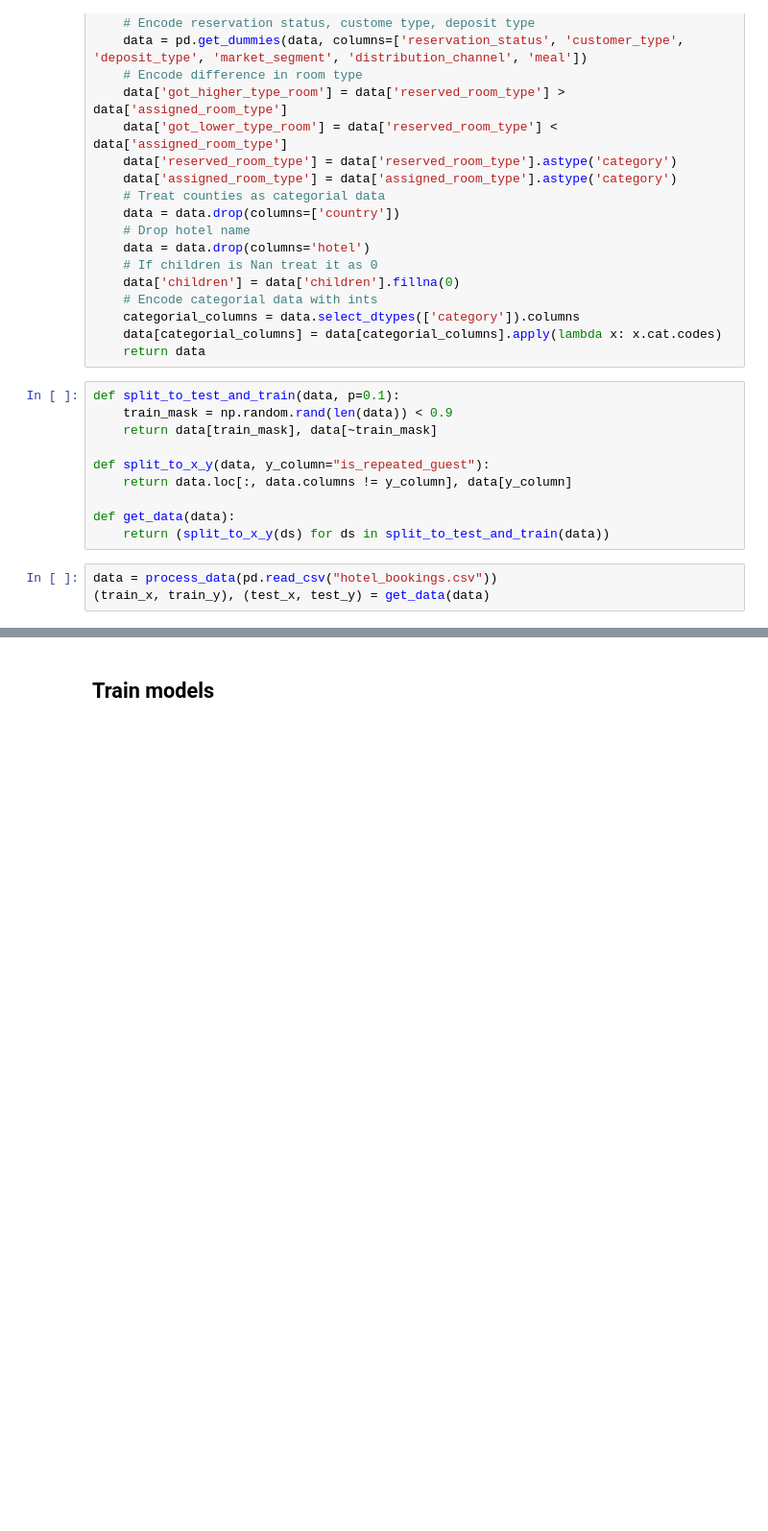
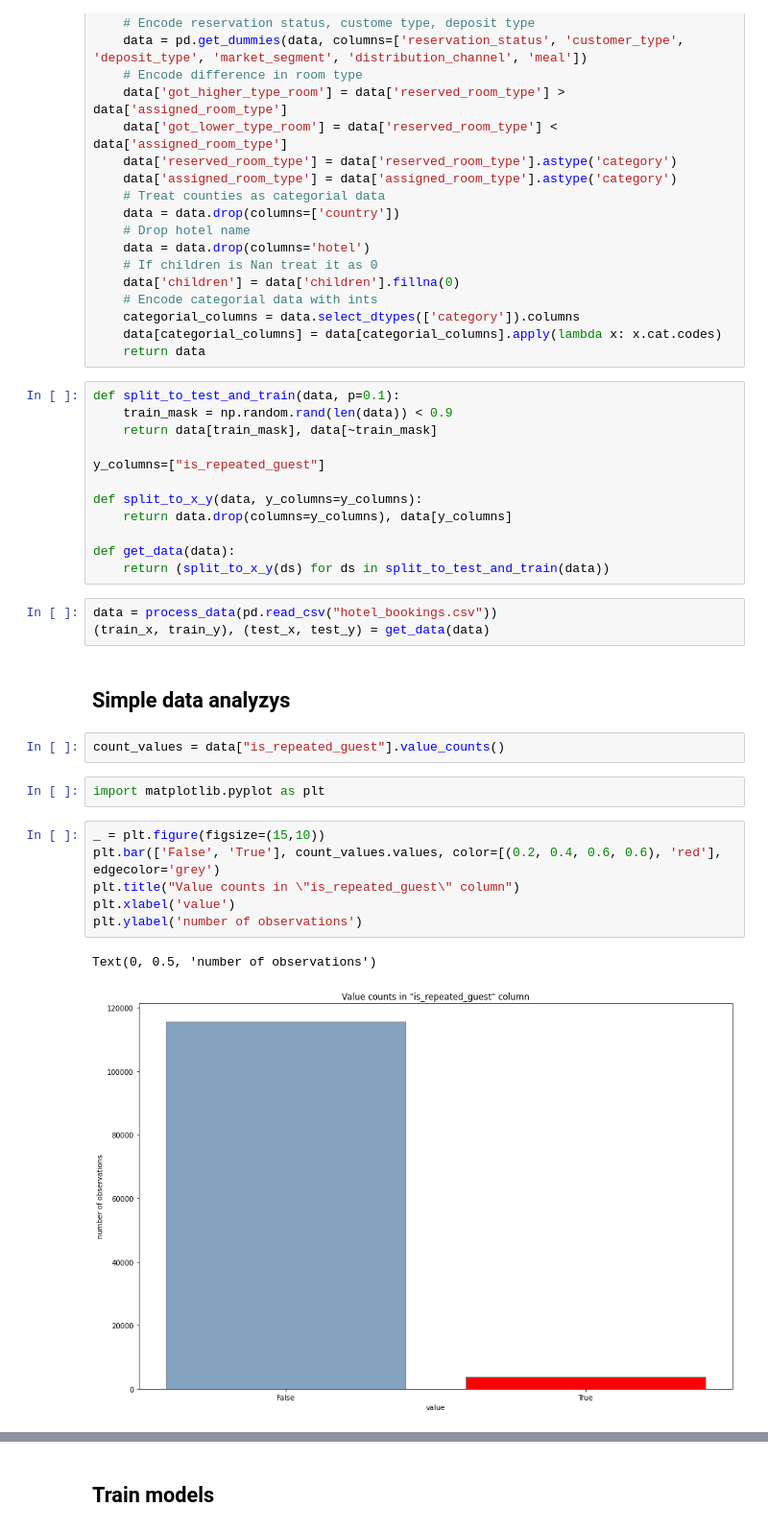
Before and after one commit to wdomitrz/iml-team_3, a Jupyter notebook: hotel_repeated.ipynb, the cells around one changed output, grey strips where cells are left out. Shown: that part at 96% size. Saved outputs shown, nothing was run; the diff lists cells and outputs as text; blank space fills up the shorter version.

```diff
--- a/hotel_repeated.ipynb
+++ b/hotel_repeated.ipynb
@@ -59,11 +49,28 @@ def split_to_test_and_train(data, p=0.1):
     train_mask = np.random.rand(len(data)) < 0.9
     return data[train_mask], data[~train_mask]
 
-def split_to_x_y(data, y_column="is_repeated_guest"):
-    return data.loc[:, data.columns != y_column], data[y_column]
+y_columns=["is_repeated_guest"]
+
+def split_to_x_y(data, y_columns=y_columns):
+    return data.drop(columns=y_columns), data[y_columns]
 
 def get_data(data):
     return (split_to_x_y(ds) for ds in split_to_test_and_train(data))
 # %%
 data = process_data(pd.read_csv("hotel_bookings.csv"))
 (train_x, train_y), (test_x, test_y) = get_data(data)
+# %% [markdown]
+## Simple data analyzys
+# %%
+count_values = data["is_repeated_guest"].value_counts()
+# %%
+import matplotlib.pyplot as plt
+# %%
+_ = plt.figure(figsize=(15,10))
+plt.bar(['False', 'True'], count_values.values, color=[(0.2, 0.4, 0.6, 0.6), 'red'],  edgecolor='grey')
+plt.title("Value counts in \"is_repeated_guest\" column")
+plt.xlabel('value')
+plt.ylabel('number of observations')
+# %% [output]
+Text(0, 0.5, 'number of observations')
+[figure, added]
```
Also changed, not shown: parts of 16 cells of this notebook.
